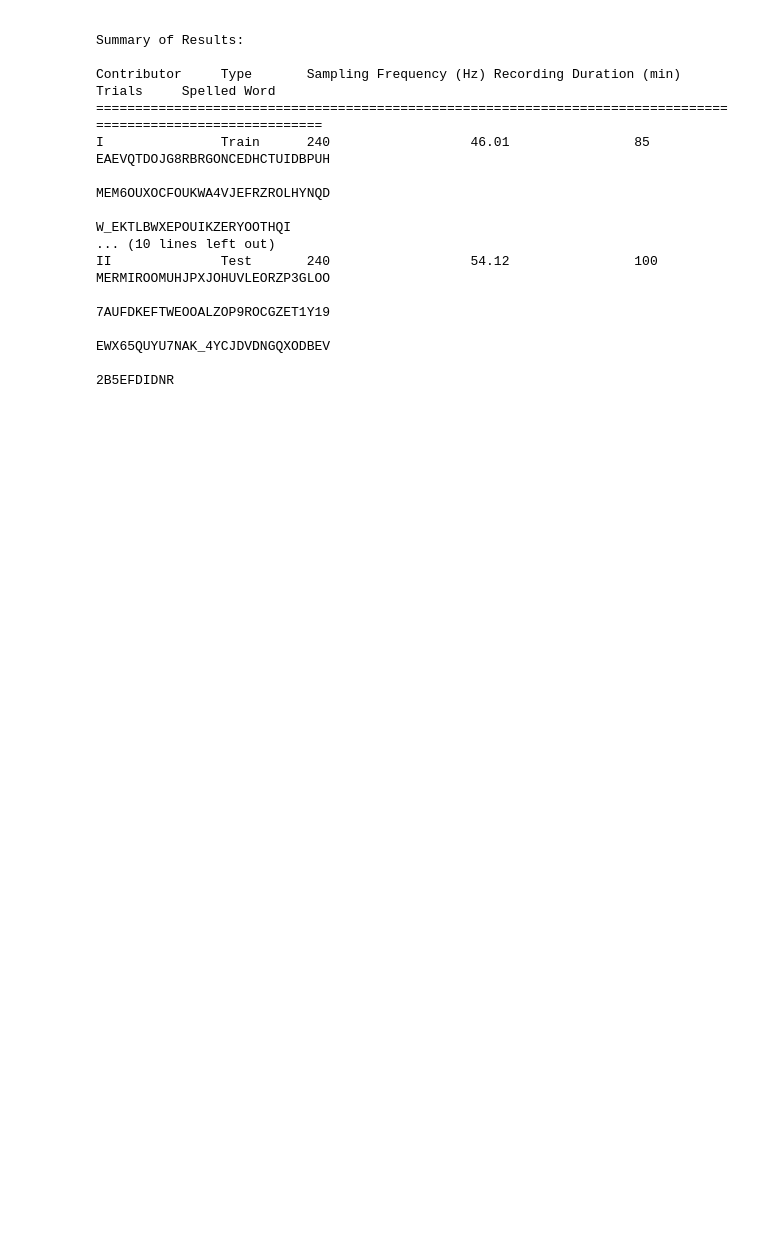
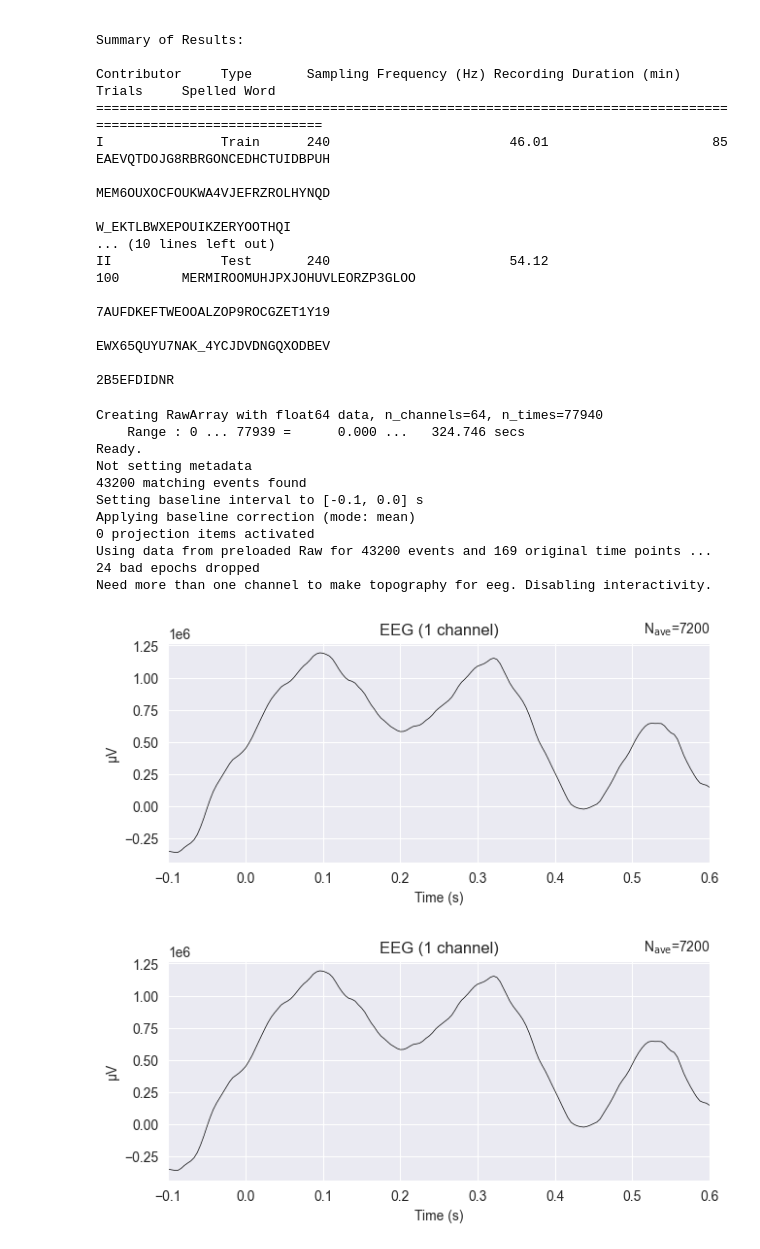
Before and after one commit to qossayrida/neurospell-context-aware, a Jupyter notebook: code/jupyter/data_analysis.ipynb, the cells around one changed output. Saved outputs shown, nothing was run; the diff lists cells and outputs as text; code cells hidden in the pictures; blank space fills up the shorter version.

```diff
--- a/code/jupyter/data_analysis.ipynb
+++ b/code/jupyter/data_analysis.ipynb
@@ -182,3 +182,65 @@ II              Test       240                  54.12                100
                                                                                 7AUFDKEFTWEOOALZOP9ROCGZET1Y19
                                                                                 EWX65QUYU7NAK_4YCJDVDNGQXODBEV
                                                                                 2B5EFDIDNR
+# %%
+import numpy as np
+from scipy.io import loadmat
+import mne
+
+# Load the MATLAB data file
+mat_file = '../data/Contributor_II_Train.mat'  # Replace with your actual file path
+data = loadmat(mat_file)
+
+# Extract EEG data and relevant variables
+signals = data['Signal']  # Shape: (epochs, samples, channels)
+flashing = data['Flashing']  # Shape: (epochs, samples)
+stimulus_type = data['StimulusType']  # Shape: (epochs, samples)
+
+# Sampling frequency and electrode names
+sfreq = 240  # Hz
+channel_names = [f'Ch{i+1}' for i in range(signals.shape[2])]  # Assume 64 channels
+channel_types = ['eeg'] * len(channel_names)
+
+# Create MNE Info object
+info = mne.create_info(ch_names=channel_names, sfreq=sfreq, ch_types=channel_types)
+
+# Select a subset of the data (e.g., first 10 character epochs)
+n_epochs = 10
+subset_signals = signals[:n_epochs].reshape(-1, signals.shape[2]).T  # Reshape to (n_channels, n_samples)
+subset_flashing = flashing[:n_epochs].reshape(-1)  # Flatten to match the time dimension
+subset_stimulus = stimulus_type[:n_epochs].reshape(-1)  # Flatten to match the time dimension
+
+# Create Raw object
+raw = mne.io.RawArray(subset_signals, info)
+
+# Create events from the flashing variable
+events = np.array([[i, 0, 1] for i, val in enumerate(subset_flashing) if val == 1])
+
+# Ensure the stimulus array matches event size
+stimulus_for_events = subset_stimulus[subset_flashing == 1]
+
+# Create Epochs object
+epochs = mne.Epochs(raw, events, event_id={'Flash': 1}, tmin=-0.1, tmax=0.6, baseline=(None, 0), preload=True)
+
+# Separate epochs containing the target character
+target_epochs = epochs[np.where(stimulus_for_events == 1)[0]]
+
+# Compute the evoked response (average) for target flashes
+evoked = target_epochs.average()
+
+# Plot the evoked response for channel Cz
+evoked.plot(picks=['Ch32'])  # Adjust the channel index/name for Cz
+# %% [output]
+Creating RawArray with float64 data, n_channels=64, n_times=77940
+    Range : 0 ... 77939 =      0.000 ...   324.746 secs
+Ready.
+Not setting metadata
+43200 matching events found
+Setting baseline interval to [-0.1, 0.0] s
+Applying baseline correction (mode: mean)
+0 projection items activated
+Using data from preloaded Raw for 43200 events and 169 original time points ...
+24 bad epochs dropped
+Need more than one channel to make topography for eeg. Disabling interactivity.
+[figure, added]
+[figure, added]
```
Also changed, not shown: parts of 1 cell of this notebook.
